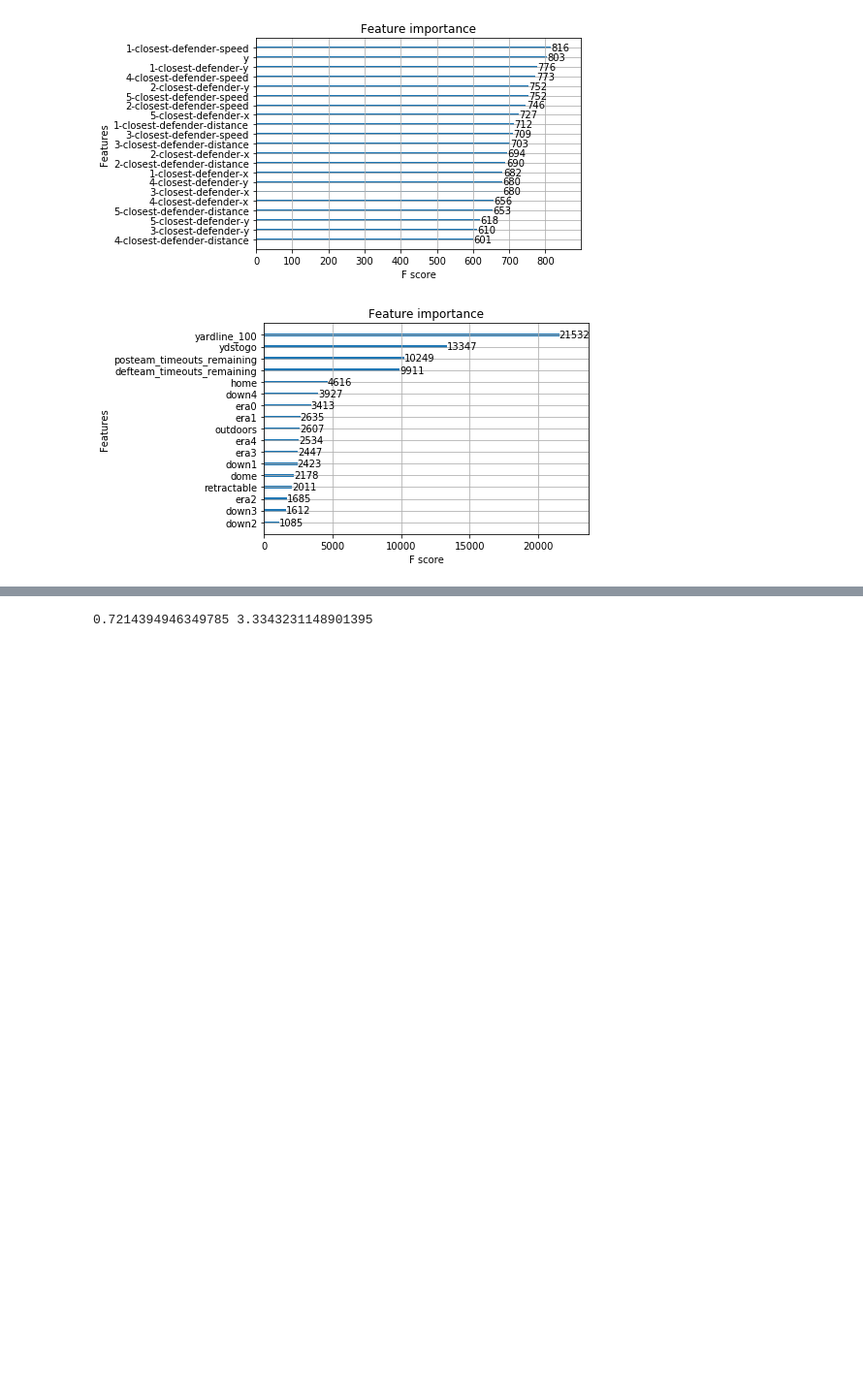
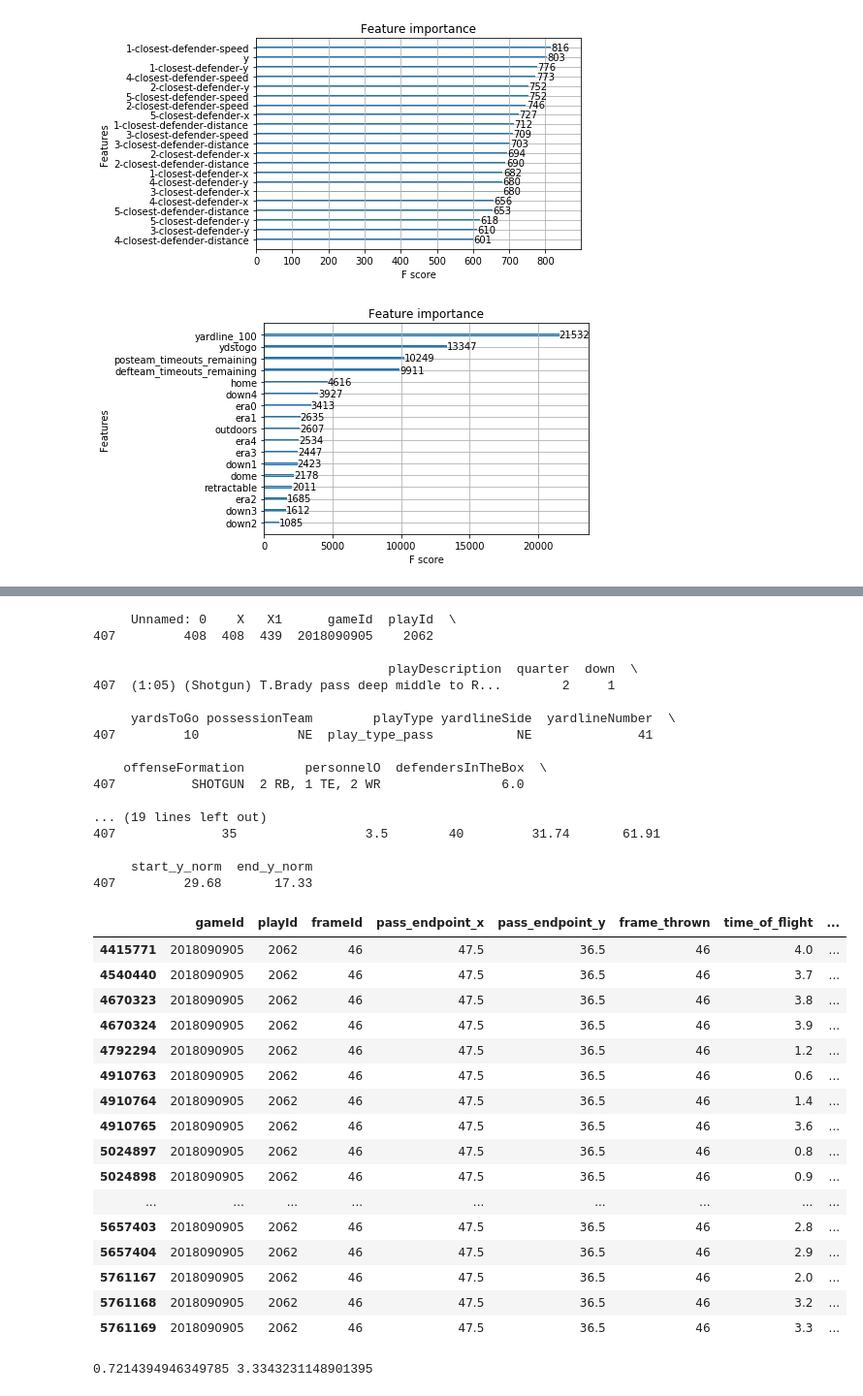
Before and after one commit to uditrana/BigDataBowl, a Jupyter notebook: analysis/xyac_epa_per_pass.ipynb, the cells around one changed output, grey strips where cells are left out. Shown: that part at 97% size. Saved outputs shown, nothing was run; the diff lists cells and outputs as text; code cells hidden in the pictures; blank space fills up the shorter version.

```diff
--- a/analysis/xyac_epa_per_pass.ipynb
+++ b/analysis/xyac_epa_per_pass.ipynb
@@ -414,3 +407,49 @@ print(max(added_epa['xep']))
+# %%
+expanded = pd.read_csv("plays_with_passer_expanded_with_z_norm.csv")
+expanded_stuff = expanded[(expanded.playId == play_id) & (expanded.gameId == game_id)]
+endpointx, endpointy = expanded_stuff.iloc[0]['end_x'], expanded_stuff.iloc[0]['end_y']
+
+print(expanded_stuff)
+endpointx,endpointy = round(endpointx)+.5, round(endpointy)+.5
+
+possible_passes = added_epa[(added_epa.pass_endpoint_x == endpointx) & (added_epa.pass_endpoint_y == endpointy)
+                            & (added_epa.frameId == 46)   ]
+possible_passes
+# %% [output]
+     Unnamed: 0    X   X1      gameId  playId  \
+407         408  408  439  2018090905    2062
+
+                                       playDescription  quarter  down  \
+407  (1:05) (Shotgun) T.Brady pass deep middle to R...        2     1
+
+     yardsToGo possessionTeam        playType yardlineSide  yardlineNumber  \
+407         10             NE  play_type_pass           NE              41
+
+    offenseFormation        personnelO  defendersInTheBox  \
+407          SHOTGUN  2 RB, 1 TE, 2 WR                6.0
+
+... (19 lines left out)
+407              35                 3.5        40         31.74       61.91
+
+     start_y_norm  end_y_norm
+407         29.68       17.33
+|  | gameId | playId | frameId | pass_endpoint_x | pass_endpoint_y | frame_thrown | time_of_flight | ... |
+| 4415771 | 2018090905 | 2062 | 46 | 47.5 | 36.5 | 46 | 4.0 | ... |
+| 4540440 | 2018090905 | 2062 | 46 | 47.5 | 36.5 | 46 | 3.7 | ... |
+| 4670323 | 2018090905 | 2062 | 46 | 47.5 | 36.5 | 46 | 3.8 | ... |
+| 4670324 | 2018090905 | 2062 | 46 | 47.5 | 36.5 | 46 | 3.9 | ... |
+| 4792294 | 2018090905 | 2062 | 46 | 47.5 | 36.5 | 46 | 1.2 | ... |
+| 4910763 | 2018090905 | 2062 | 46 | 47.5 | 36.5 | 46 | 0.6 | ... |
+| 4910764 | 2018090905 | 2062 | 46 | 47.5 | 36.5 | 46 | 1.4 | ... |
+| 4910765 | 2018090905 | 2062 | 46 | 47.5 | 36.5 | 46 | 3.6 | ... |
+| 5024897 | 2018090905 | 2062 | 46 | 47.5 | 36.5 | 46 | 0.8 | ... |
+| 5024898 | 2018090905 | 2062 | 46 | 47.5 | 36.5 | 46 | 0.9 | ... |
+| ... | ... | ... | ... | ... | ... | ... | ... | ... |
+| 5657403 | 2018090905 | 2062 | 46 | 47.5 | 36.5 | 46 | 2.8 | ... |
+| 5657404 | 2018090905 | 2062 | 46 | 47.5 | 36.5 | 46 | 2.9 | ... |
+| 5761167 | 2018090905 | 2062 | 46 | 47.5 | 36.5 | 46 | 2.0 | ... |
+| 5761168 | 2018090905 | 2062 | 46 | 47.5 | 36.5 | 46 | 3.2 | ... |
+| 5761169 | 2018090905 | 2062 | 46 | 47.5 | 36.5 | 46 | 3.3 | ... |
 # %%
 #HERE WE WILL GET PLAY INFORMATION FROM NFLFASTR JOINED
 
```
Also changed, not shown: parts of 4 cells of this notebook.
